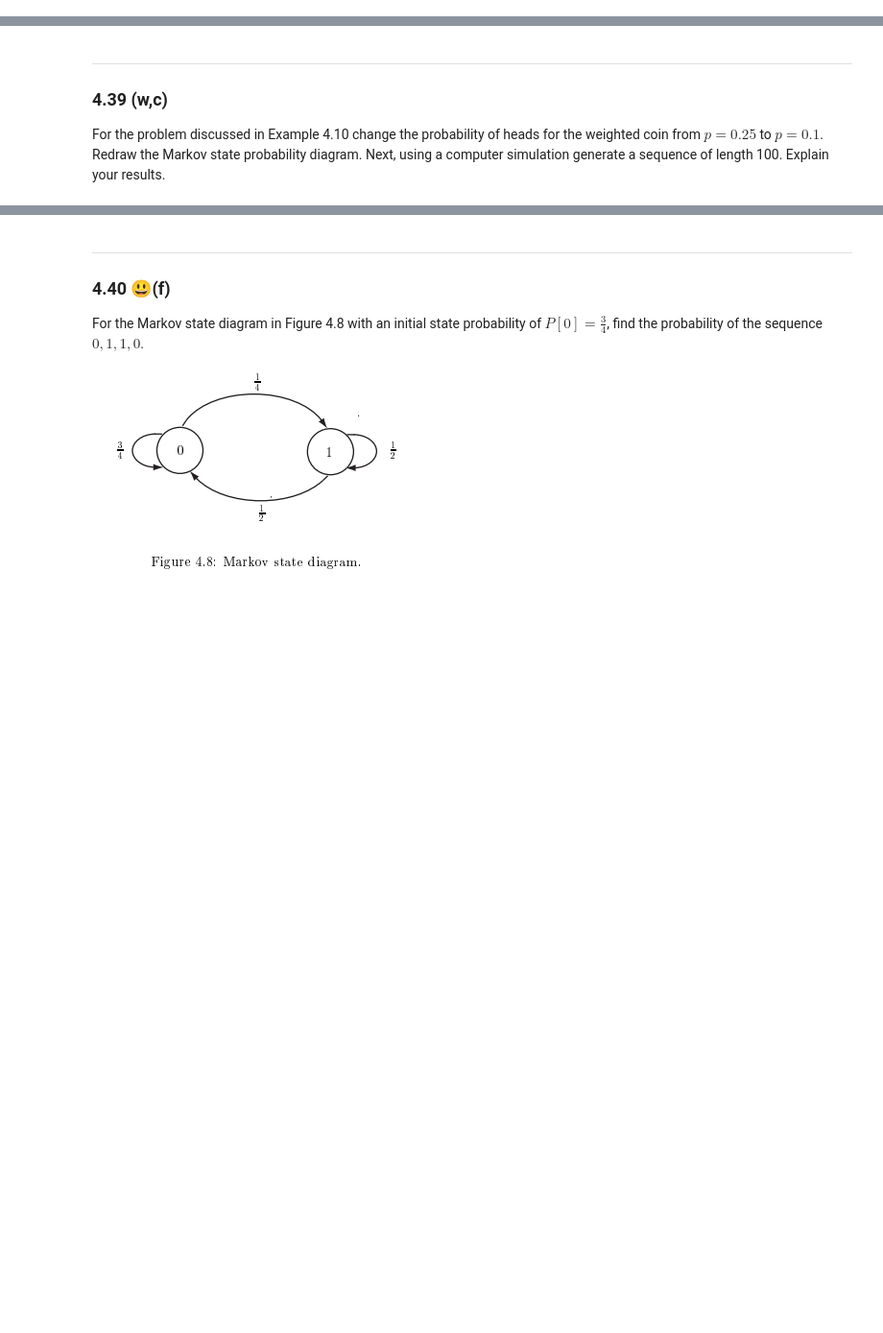
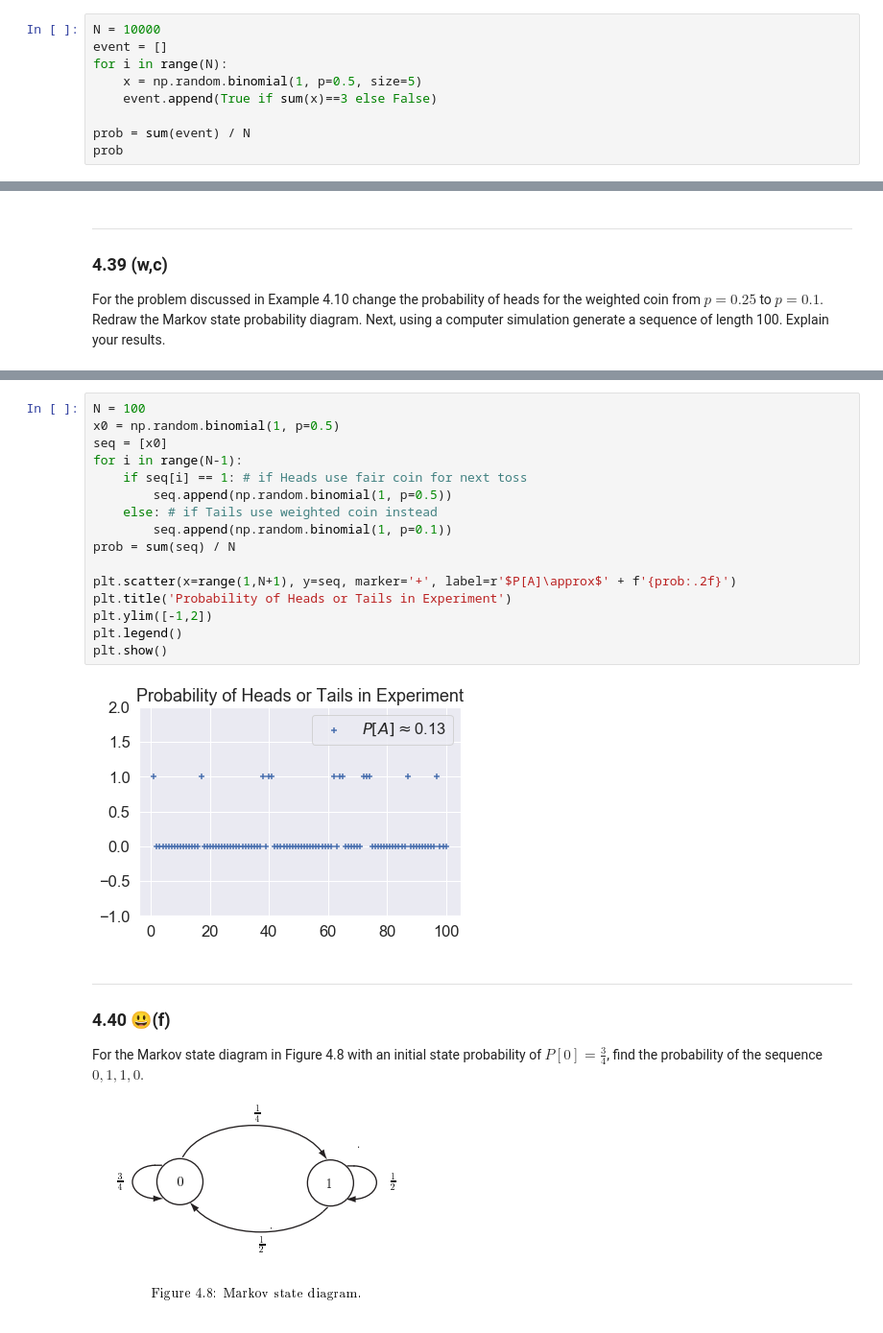
Before and after one commit to VictorCannestro/Intuitive_Probability_and_Random_Processes, a Jupyter notebook: CH4_Conditional_Probability.ipynb, the cells around one changed output, grey strips where cells are left out. Shown at 96% size. Cells and saved outputs as stored; diff of their text form; blank space fills up the shorter version.

```diff
--- a/CH4_Conditional_Probability.ipynb
+++ b/CH4_Conditional_Probability.ipynb
@@ -1046,0 +1070,9 @@ Verify your results in Problem 4.28 by using a computer simulation.
+# %%
+N = 10000
+event = []
+for i in range(N):
+    x = np.random.binomial(1, p=0.5, size=5)
+    event.append(True if sum(x)==3 else False)
+
+prob = sum(event) / N
+prob
@@ -1118,3 +1357,21 @@ For the problem discussed in Example 4.10 change the probability of heads for th
+# %%
+N = 100
+x0 = np.random.binomial(1, p=0.5)
+seq = [x0]
+for i in range(N-1):
+    if seq[i] == 1: # if Heads use fair coin for next toss
+        seq.append(np.random.binomial(1, p=0.5))
+    else: # if Tails use weighted coin instead
+        seq.append(np.random.binomial(1, p=0.1))
+prob = sum(seq) / N
+
+plt.scatter(x=range(1,N+1), y=seq, marker='+', label=r'$P[A]\approx$' + f'{prob:.2f}')
+plt.title('Probability of Heads or Tails in Experiment')
+plt.ylim([-1,2])
+plt.legend()
+plt.show()
+# %% [output]
+[figure, added]
 # %% [markdown]
 ***
 ### 4.40 😃(f)
```
Also changed, not shown: parts of 35 cells of this notebook, 2 other files.
